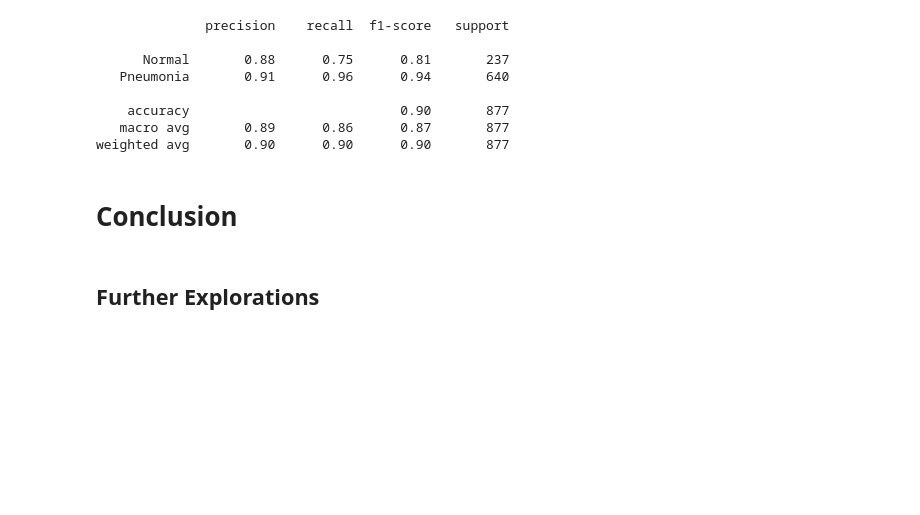
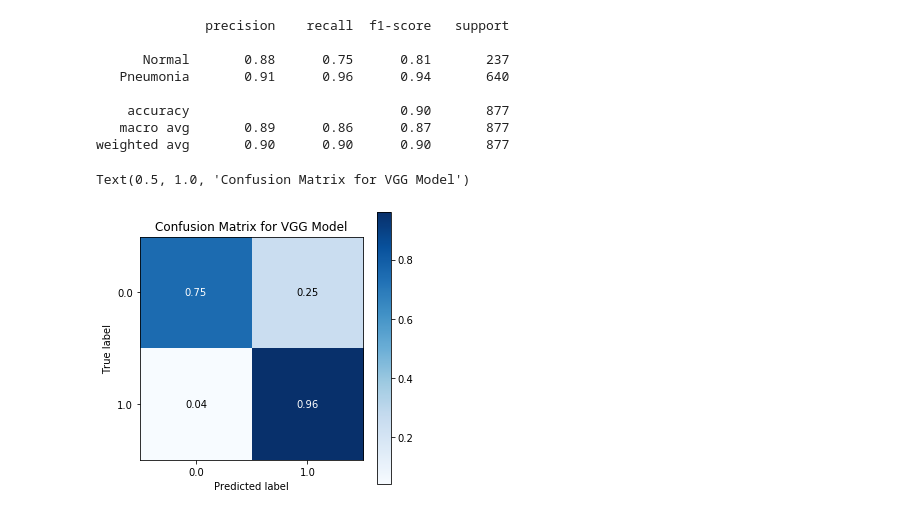
Before and after one commit to Kaguilar1222/dsc-mod-4-project-v2-1-onl01-dtsc-ft-012120, a Jupyter notebook: K_Aguilar.ipynb, the cells around one changed output. Saved outputs shown, nothing was run; the diff lists cells and outputs as text; code cells hidden in the pictures; blank space fills up the shorter version.

```diff
--- a/K_Aguilar.ipynb
+++ b/K_Aguilar.ipynb
@@ -613,7 +619,10 @@ print(classification_report(test_labels, predictions_VGG, target_names=['Normal'
     accuracy                           0.90       877
    macro avg       0.89      0.86      0.87       877
 weighted avg       0.90      0.90      0.90       877
-# %% [markdown]
-# Conclusion
-# %% [markdown]
-## Further Explorations
+# %%
+# displaying confusion matrix for baseline model
+skplt.metrics.plot_confusion_matrix(test_labels, predictions_VGG, figsize=(5,5), normalize=True)
+plt.title(f'Confusion Matrix for VGG Model')
+# %% [output]
+Text(0.5, 1.0, 'Confusion Matrix for VGG Model')
+[figure, added]
```
Also changed, not shown: parts of 10 cells of this notebook, 6 other files.
